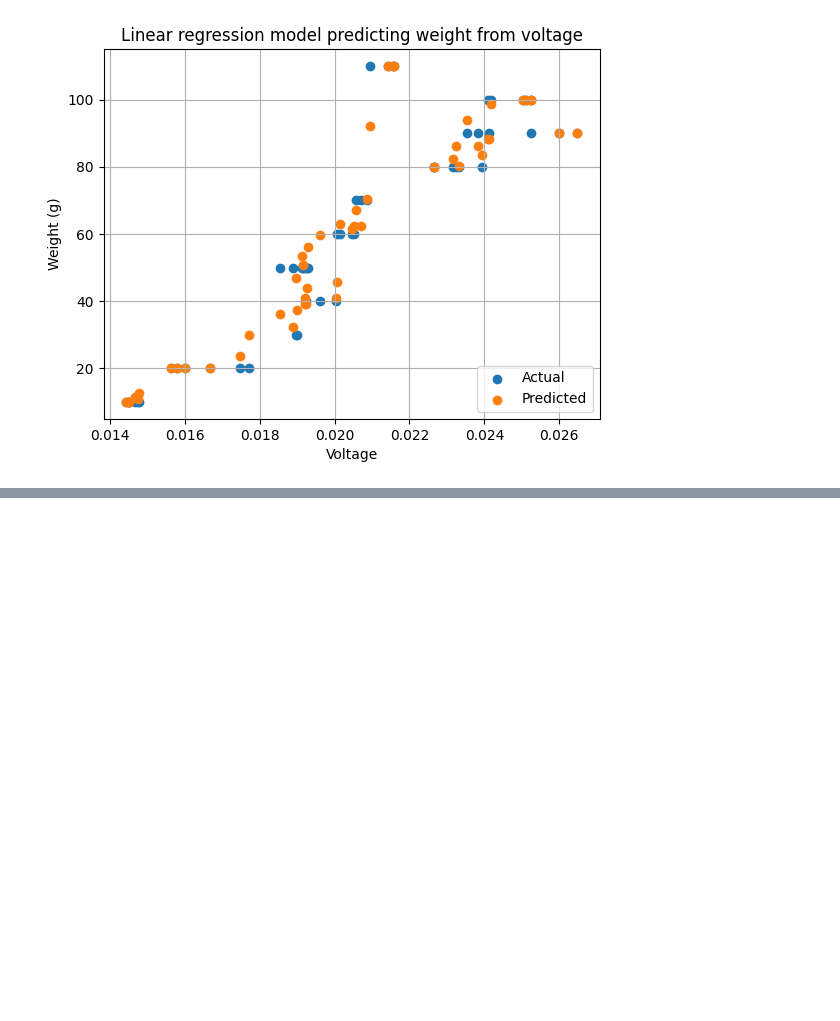
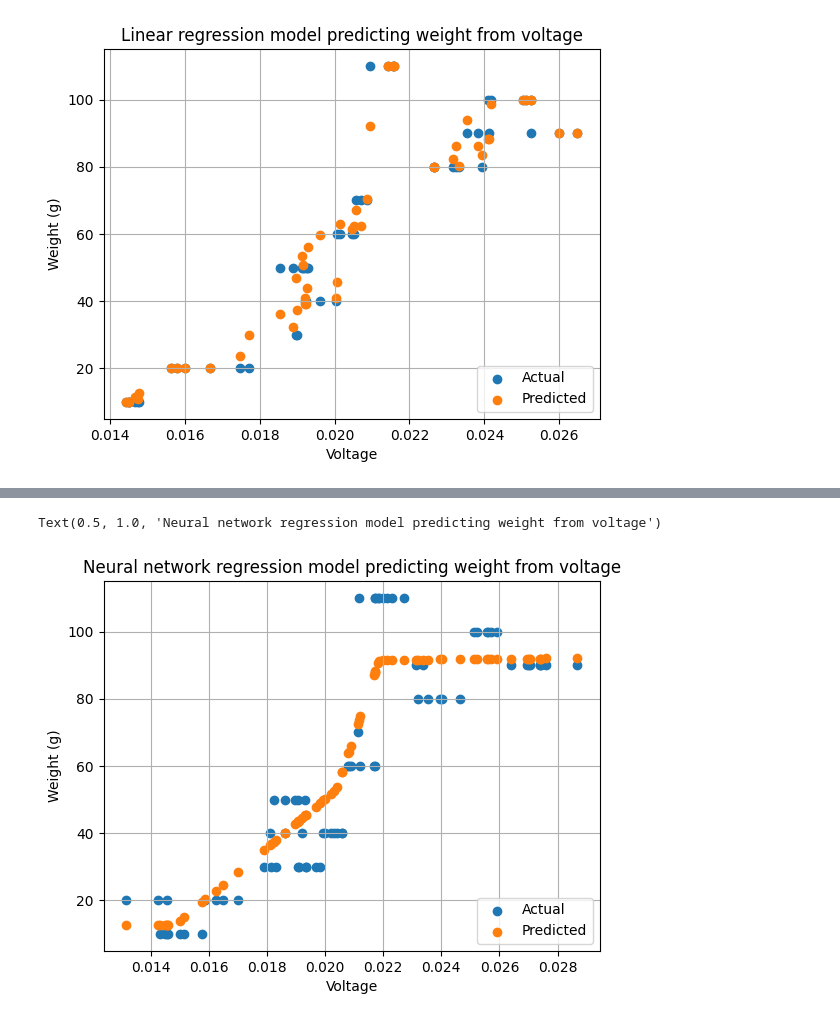
Before and after one commit to shepai/pico_weight_scales, a Jupyter notebook: Code/data vis/vis.ipynb, the cells around one changed output, grey strips where cells are left out. Cells and saved outputs as stored; diff of their text form; code cells hidden in the pictures; blank space fills up the shorter version.

```diff
--- a/Code/data vis/vis.ipynb
+++ b/Code/data vis/vis.ipynb
@@ -243,0 +336,13 @@ if Water > 0.02029 if Water > 0.02116 if Water > 0.02236 if Water > 0.02343 if W
+# %%
+val_predictions = model(X_val_split)
+
+plt.scatter(X_val_split.detach().numpy(),y_val_split.detach().numpy(),label="Actual")
+plt.scatter(X_val_split.detach().numpy(),val_predictions.detach().numpy(),label="Predicted")
+plt.grid(1)
+plt.legend(loc="lower right")
+plt.xlabel("Voltage")
+plt.ylabel("Weight (g)")
+plt.title("Neural network regression model predicting weight from voltage")
+# %% [output]
+Text(0.5, 1.0, 'Neural network regression model predicting weight from voltage')
+[figure, added]
```
Also changed, not shown: parts of 10 cells of this notebook.
